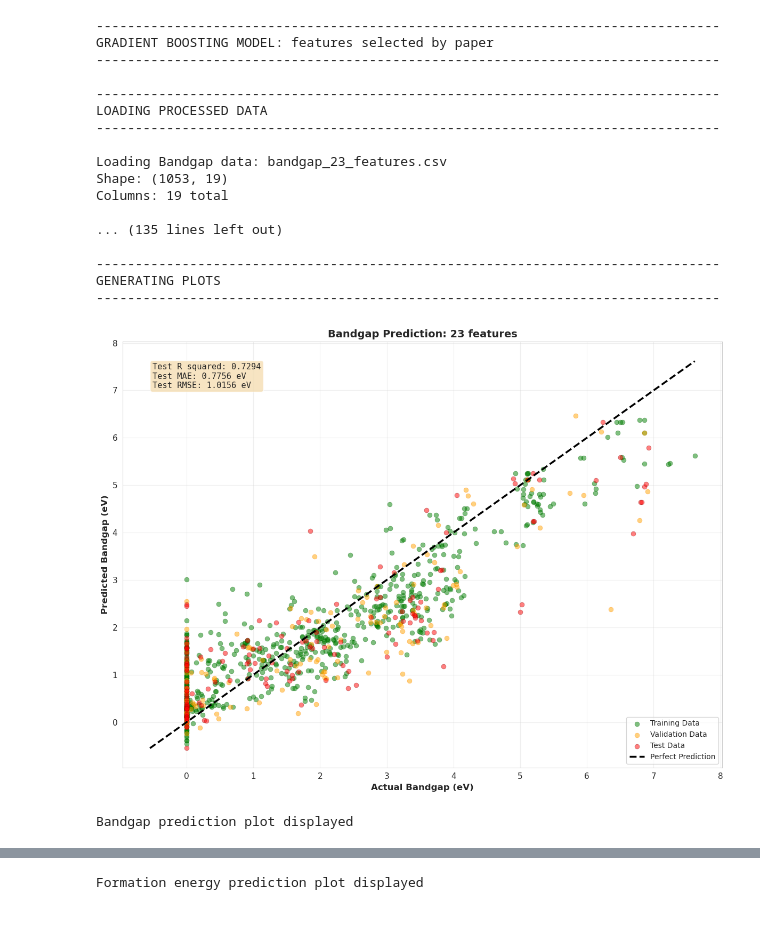
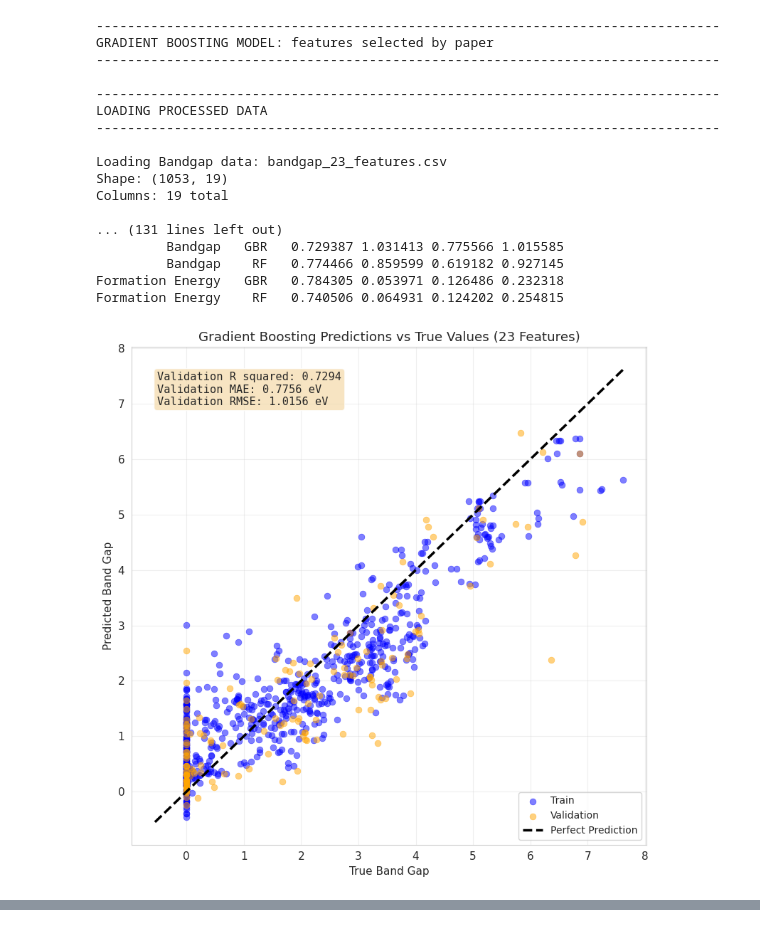
Before and after one commit to jetyue04/bandgap-prediction, a Jupyter notebook: notebooks/grad_boost.ipynb, the cells around one changed output, grey strips where cells are left out. Cells and saved outputs as stored; diff of their text form; code cells hidden in the pictures.

```diff
--- a/notebooks/grad_boost.ipynb
+++ b/notebooks/grad_boost.ipynb
@@ -869,21 +855,15 @@ class BandgapPredictor:
     def plot_predictions(self):
         """Generate predicted vs actual plots for both targets"""
 
-        print("\n" + "-"*80)
-        print("GENERATING PLOTS")
-        print("-"*80)
-
         y_train_pred_bg = self.results['bandgap']['y_train_pred']
         y_val_pred_bg = self.results['bandgap']['y_val_pred']
         y_test_pred_bg = self.results['bandgap']['y_test_pred']
 
-        fig, ax = plt.subplots(figsize=(12, 9))
+        fig, ax = plt.subplots(figsize=(8, 8))
         ax.scatter(self.y_train_bg, y_train_pred_bg, alpha=0.5, s=40,
-                  label='Training Data', color='green', edgecolors='darkgreen', linewidth=0.5)
+                  label='Train', color='blue', linewidth=0.5)
         ax.scatter(self.y_val_bg, y_val_pred_bg, alpha=0.5, s=40,
-                  label='Validation Data', color='orange', edgecolors='darkorange', linewidth=0.5)
-        ax.scatter(self.y_test_bg, y_test_pred_bg, alpha=0.5, s=40,
-                  label='Test Data', color='red', edgecolors='darkred', linewidth=0.5)
+                  label='Validation', color='orange', linewidth=0.5)
 
         min_val = min(self.y_train_bg.min(), self.y_val_bg.min(), self.y_test_bg.min(),
                      y_train_pred_bg.min(), y_val_pred_bg.min(), y_test_pred_bg.min())
@@ -895,11 +875,13 @@ class BandgapPredictor:
         mae = self.results['bandgap']['test']['mae']
         rmse = self.results['bandgap']['test']['rmse']
 
-        ax.set_xlabel('Actual Bandgap (eV)', fontsize=12, fontweight='bold')
-        ax.set_ylabel('Predicted Bandgap (eV)', fontsize=12, fontweight='bold')
-        ax.set_title('Bandgap Prediction: 23 features', fontsize=14, fontweight='bold')
+        ax.set_xlabel("True Band Gap")
+        ax.set_ylabel("Predicted Band Gap")
+        ax.set_title("Gradient Boosting Predictions vs True Values (23 Features)")
+        ax.legend(loc='lower right')
 
-        textstr = f'Test R squared: {r2:.4f}\nTest MAE: {mae:.4f} eV\nTest RMSE: {rmse:.4f} eV'
+
+        textstr = f'Validation R squared: {r2:.4f}\nValidation MAE: {mae:.4f} eV\nValidation RMSE: {rmse:.4f} eV'
         props = dict(boxstyle='round', facecolor='wheat', alpha=0.8)
         ax.text(0.05, 0.95, textstr, transform=ax.transAxes, fontsize=11,
                 verticalalignment='top', bbox=props, family='monospace')
@@ -908,19 +890,17 @@ class BandgapPredictor:
         ax.legend(loc='lower right', fontsize=10)
         plt.tight_layout()
         plt.show()
-        print("Bandgap prediction plot displayed")
 
         y_train_pred_fe = self.results['formation_energy']['y_train_pred']
         y_val_pred_fe = self.results['formation_energy']['y_val_pred']
         y_test_pred_fe = self.results['formation_energy']['y_test_pred']
 
-        fig, ax = plt.subplots(figsize=(12, 9))
+        fig, ax = plt.subplots(figsize=(8, 8))
         ax.scatter(self.y_train_fe, y_train_pred_fe, alpha=0.5, s=40,
-                  label='Training Data', color='green', edgecolors='darkgreen', linewidth=0.5)
+                  label='Train', color='blue', linewidth=0.5)
         ax.scatter(self.y_val_fe, y_val_pred_fe, alpha=0.5, s=40,
-                  label='Validation Data', color='orange', edgecolors='darkorange', linewidth=0.5)
-        ax.scatter(self.y_test_fe, y_test_pred_fe, alpha=0.5, s=40,
-                  label='Test Data', color='red', edgecolors='darkred', linewidth=0.5)
+                  label='Validation', color='orange', linewidth=0.5)
+
 
         min_val = min(self.y_train_fe.min(), self.y_val_fe.min(), self.y_test_fe.min(),
                      y_train_pred_fe.min(), y_val_pred_fe.min(), y_test_pred_fe.min())
@@ -932,11 +912,12 @@ class BandgapPredictor:
         mae = self.results['formation_energy']['test']['mae']
         rmse = self.results['formation_energy']['test']['rmse']
 
-        ax.set_xlabel('Actual Formation Energy (eV/atom)', fontsize=12, fontweight='bold')
-        ax.set_ylabel('Predicted Formation Energy (eV/atom)', fontsize=12, fontweight='bold')
-        ax.set_title('Formation Energy Prediction: 18 features', fontsize=14, fontweight='bold')
+        ax.set_xlabel("True Formation Energy")
+        ax.set_ylabel("Predicted Formation Energy")
+        ax.set_title("Gradient Boosting Predictions vs True Values (18 Features)")
+        ax.legend(loc='lower right')
 
-        textstr = f'Test R squared: {r2:.4f}\nTest MAE: {mae:.4f} eV/atom\nTest RMSE: {rmse:.4f} eV/atom'
+        textstr = f'Validation R squared: {r2:.4f}\nValidation MAE: {mae:.4f} eV/atom\nValidation RMSE: {rmse:.4f} eV/atom'
         props = dict(boxstyle='round', facecolor='wheat', alpha=0.8)
         ax.text(0.05, 0.95, textstr, transform=ax.transAxes, fontsize=11,
                 verticalalignment='top', bbox=props, family='monospace')
@@ -945,7 +926,6 @@ class BandgapPredictor:
         ax.legend(loc='lower right', fontsize=10)
         plt.tight_layout()
         plt.show()
-        print("Formation energy prediction plot displayed")
 
 
     def run_full_pipeline(self, bandgap_file, formation_file):
@@ -955,37 +935,36 @@ class BandgapPredictor:
         print("-"*80)
 
         self.load_processed_data(bandgap_file, formation_file)
         self.split_data()
         self.train_models()
         self.cross_validation()
         self.compare_models()
 
         self.plot_predictions()
 
 if __name__ == "__main__":
     predictor = BandgapPredictor(random_state=RANDOM_STATE)
 
     predictor.run_full_pipeline(
         bandgap_file='bandgap_23_features.csv',
         formation_file='formation_energy_18_features.csv'
     )
 # %% [output]
 --------------------------------------------------------------------------------
 GRADIENT BOOSTING MODEL: features selected by paper
 --------------------------------------------------------------------------------
 
 --------------------------------------------------------------------------------
 LOADING PROCESSED DATA
 --------------------------------------------------------------------------------
 
 Loading Bandgap data: bandgap_23_features.csv
 Shape: (1053, 19)
 Columns: 19 total
 
-... (135 lines left out)
-
---------------------------------------------------------------------------------
-GENERATING PLOTS
---------------------------------------------------------------------------------
+... (131 lines left out)
+         Bandgap   GBR   0.729387 1.031413 0.775566 1.015585
+         Bandgap    RF   0.774466 0.859599 0.619182 0.927145
+Formation Energy   GBR   0.784305 0.053971 0.126486 0.232318
+Formation Energy    RF   0.740506 0.064931 0.124202 0.254815
-[figure, old version]
+[figure, new version]
-Bandgap prediction plot displayed
@@ -993 +971,0 @@ Bandgap prediction plot displayed
-Formation energy prediction plot displayed
```
Also changed, not shown: parts of 2 cells of this notebook, 3 other files.
